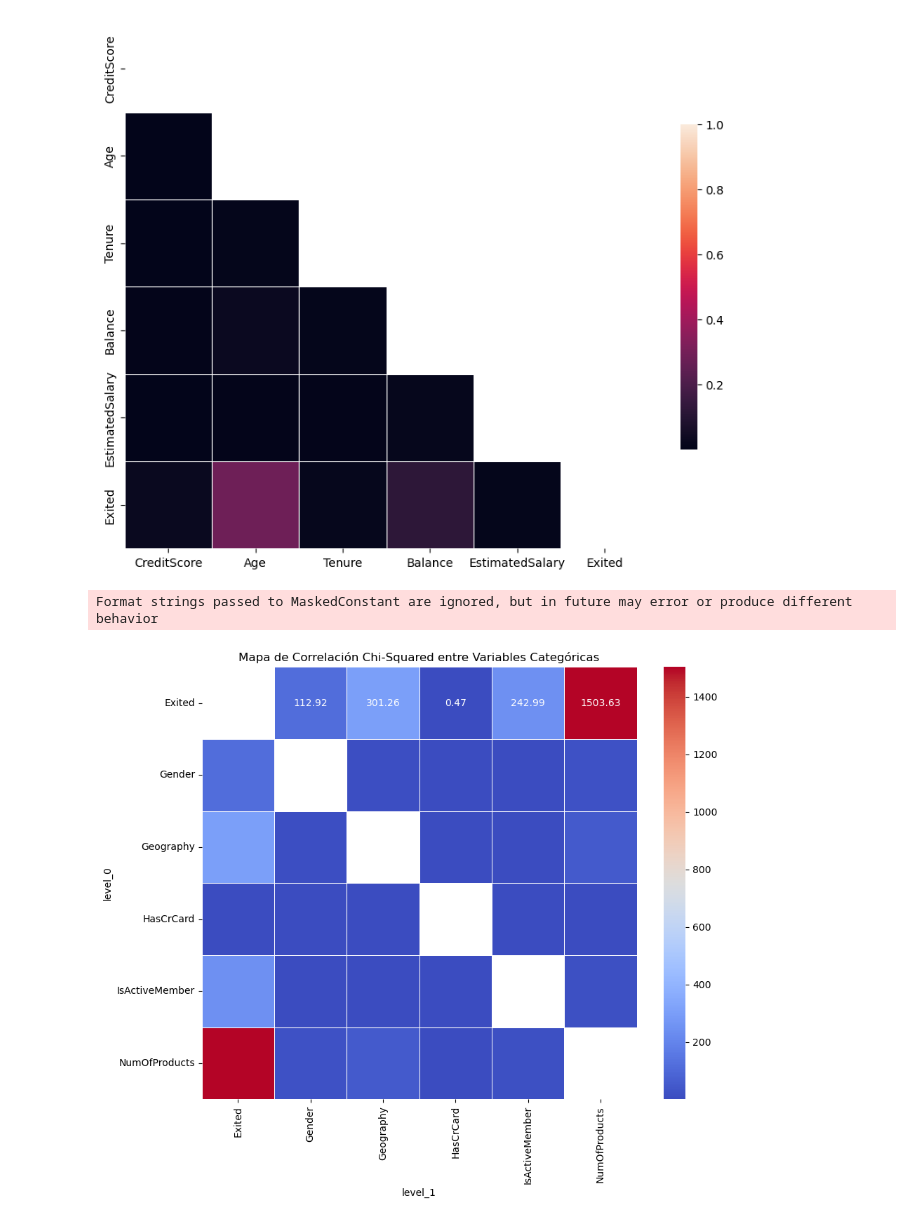
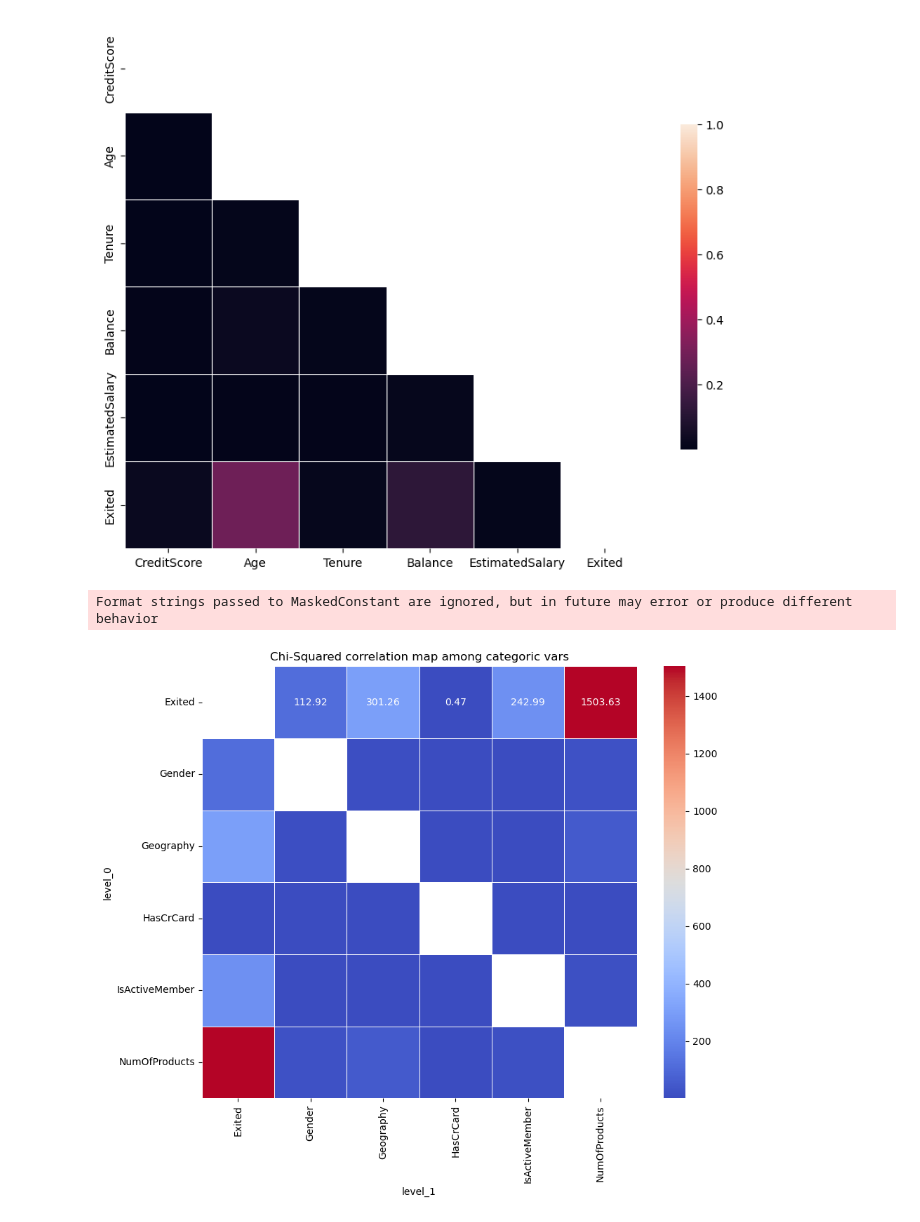
Before and after one commit to alicia-perez-diez/bank_churn_project, a Jupyter notebook: notebooks/main.ipynb, the cells around one changed output. Drawn from its saved outputs; the diff is of its cells as text; code cells hidden in the pictures.

```diff
--- a/notebooks/main.ipynb
+++ b/notebooks/main.ipynb
@@ -345,11 +354,13 @@ plt.show()
 [figure]
 # %%
 #calculamos el chi cuadrado para cuantificar la relación entre las variables categóricas
+categoric_var = ['Geography', 'Gender', 'NumOfProducts', 'HasCrCard', 'IsActiveMember', 'Exited']
+
 results = {}
-for col1 in categorical_df:
-    for col2 in categorical_df:
+for col1 in df[categoric_var]:
+    for col2 in df[categoric_var]:
         if col1 != col2:
-            contingency_table = pd.crosstab(categorical_df[col1], categorical_df[col2])
+            contingency_table = pd.crosstab(df[categoric_var][col1], df[categoric_var][col2])
             chi2, p, dof, ex = chi2_contingency(contingency_table)
             results[(col1, col2)] = {'chi2': chi2, 'p': p}
 # %%
@@ -358,13 +369,13 @@ chi_squared_matrix = pd.DataFrame.from_dict(results, orient='index').reset_index
 # %%
 #creamos un mapa de calor con seaborn
 plt.figure(figsize=(10, 8))
 heatmap = sns.heatmap(chi_squared_matrix.pivot(index='level_0', columns='level_1', values='chi2'),
                       annot=True,
                       cmap='coolwarm',
                       linewidths=0.5,
                       fmt=".2f")
-heatmap.set_title('Mapa de Correlación Chi-Squared entre Variables Categóricas')
+heatmap.set_title('Chi-Squared correlation map among categoric vars')
 plt.show()
 # %% [output]
 Format strings passed to MaskedConstant are ignored, but in future may error or produce different behavior
-[figure, old version]
+[figure, new version]
```
Also changed, not shown: parts of 11 cells of this notebook.
